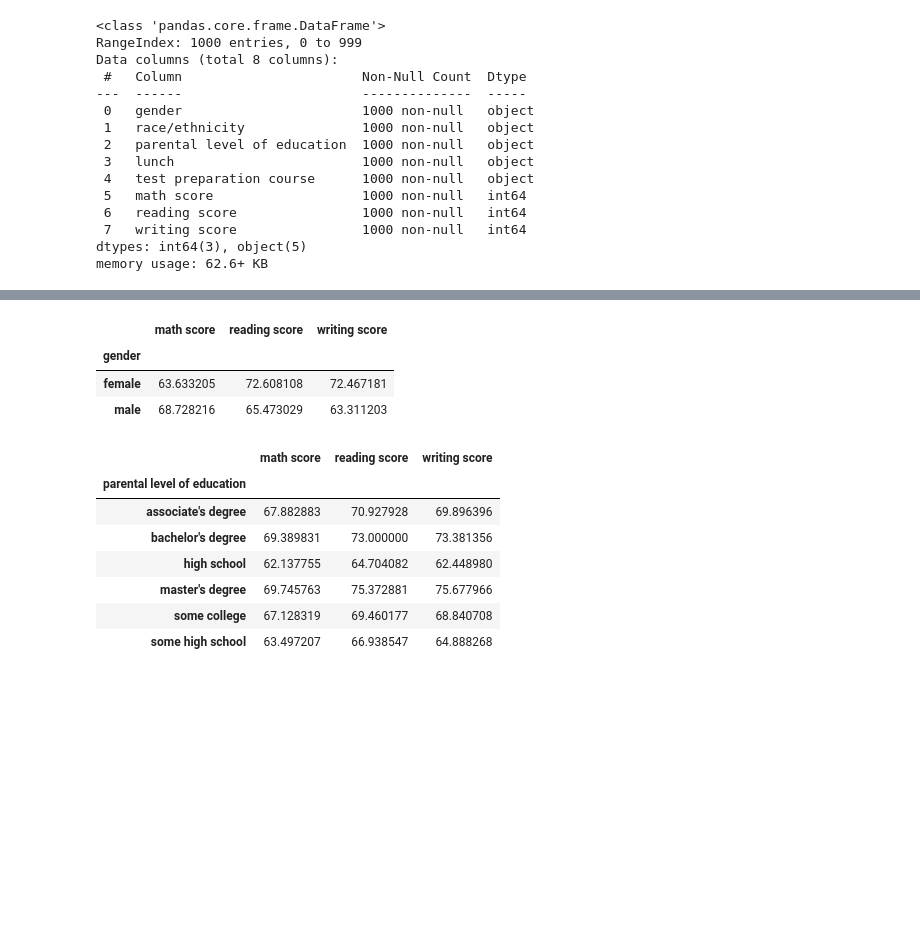
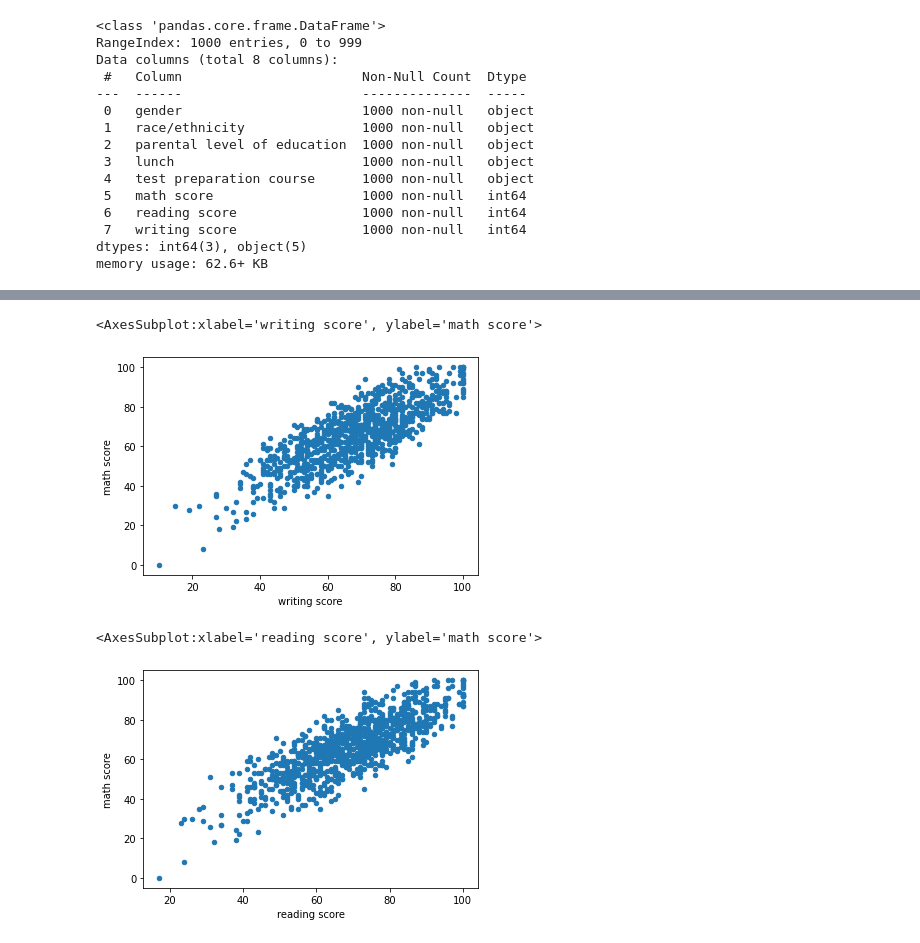
Before and after one commit to SaeifEdd/Math-score-prediction, a Jupyter notebook: Untitled.ipynb, the cells around one changed output, grey strips where cells are left out. Cells and saved outputs as stored; diff of their text form; code cells hidden in the pictures; blank space fills up the shorter version.

```diff
--- a/Untitled.ipynb
+++ b/Untitled.ipynb
@@ -67,19 +92,11 @@ array(['standard', 'free/reduced'], dtype=object)
 # %%
-data.groupby(['gender']).mean(['math score'])
+copy_df.plot(kind = 'scatter', x = 'writing score', y = 'math score')
 # %% [output]
-|  | math score | reading score | writing score |
-| gender |  |  |  |
-| female | 63.633205 | 72.608108 | 72.467181 |
-| male | 68.728216 | 65.473029 | 63.311203 |
+<AxesSubplot:xlabel='writing score', ylabel='math score'>
+[figure, added]
 # %%
-data.groupby(['parental level of education']).mean(['math score'])
+copy_df.plot(kind = 'scatter', x = 'reading score', y = 'math score')
 # %% [output]
-|  | math score | reading score | writing score |
-| parental level of education |  |  |  |
-| associate's degree | 67.882883 | 70.927928 | 69.896396 |
-| bachelor's degree | 69.389831 | 73.000000 | 73.381356 |
-| high school | 62.137755 | 64.704082 | 62.448980 |
-| master's degree | 69.745763 | 75.372881 | 75.677966 |
-| some college | 67.128319 | 69.460177 | 68.840708 |
-| some high school | 63.497207 | 66.938547 | 64.888268 |
+<AxesSubplot:xlabel='reading score', ylabel='math score'>
+[figure, added]
 # %%
```
Also changed, not shown: parts of 27 cells of this notebook.
